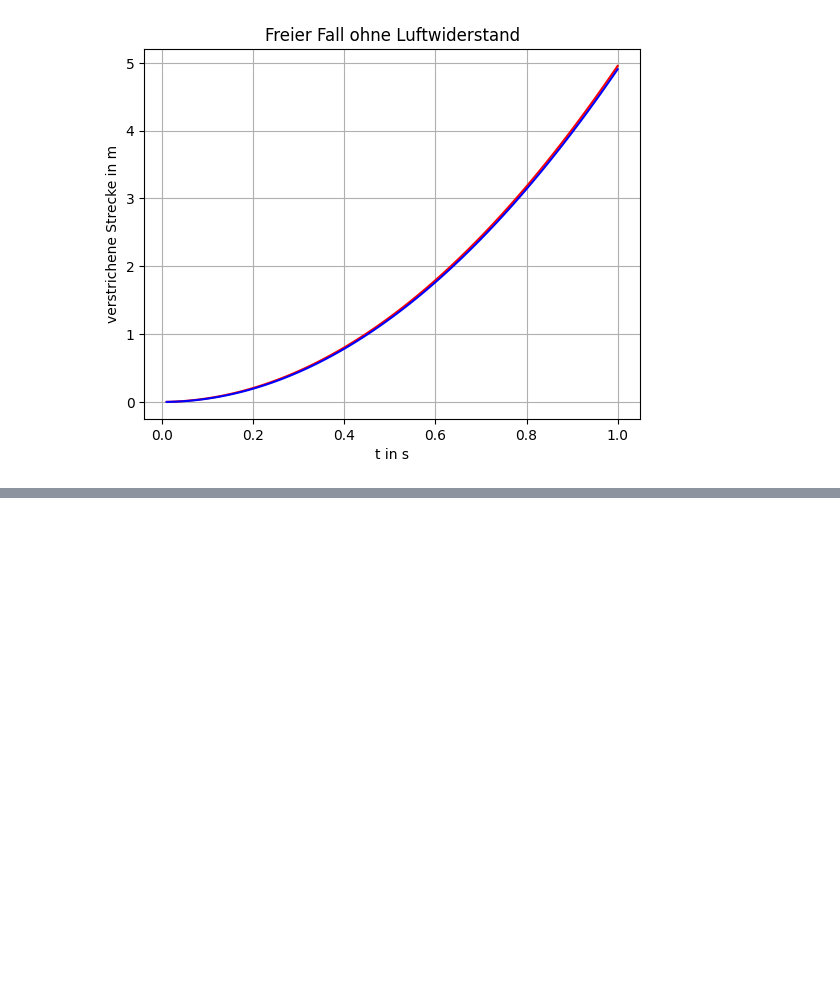
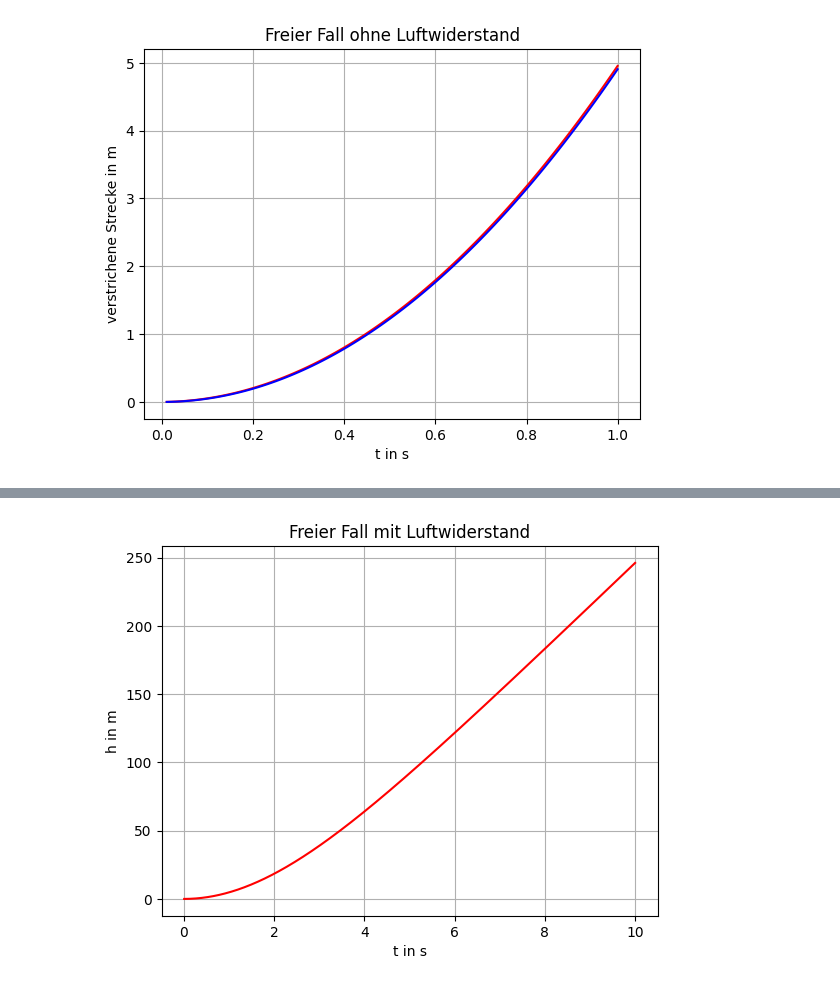
Before and after one commit to TheodorMueller/TG12-3, a Jupyter notebook: Seminarkurs/Freier Fall mit&ohne Luftreibung.ipynb, the cells around one changed output, grey strips where cells are left out. Saved outputs shown, nothing was run; the diff lists cells and outputs as text; code cells hidden in the pictures; blank space fills up the shorter version.

Commit message:
Freier fall richtig

```diff
--- a/Seminarkurs/Freier Fall mit&ohne Luftreibung.ipynb
+++ b/Seminarkurs/Freier Fall mit&ohne Luftreibung.ipynb
@@ -99,0 +46,50 @@ plt.show()
+# %%
+import math
+import numpy as np
+import matplotlib.pyplot as plt
+
+v = 0
+t = 0
+h = 0
+a = 0
+dt = 0.01
+
+vr = []
+tr = []
+hr = []
+
+m = 80
+A = 1
+g = 9.81
+
+p = 1.164   #Luft dichte
+c = 0.78     #CW Wert
+
+def Fd(v):
+    fd = 1/2*p+v**2*c*A #Luftwiderstand
+    if v<0:
+        fd = -fd
+    return fd
+
+
+#Fg = m*g                #if Fg-Fd == 0 -> v == konstant
+
+for i in range(0,1000):
+    t = t + dt
+    v = v+a*dt
+
+    a = g-Fd(v)/m
+    h = h+v*dt
+
+    vr.append(v)
+    tr.append(t)
+    hr.append(h)
+
+plt.plot(tr, hr, color='red')
+plt.xlabel("t in s")
+plt.ylabel("h in m")
+plt.grid()
+plt.title("Freier Fall mit Luftwiderstand")
+plt.show()
+# %% [output]
+[figure, added]
```
Also changed, not shown: parts of 3 cells of this notebook.
